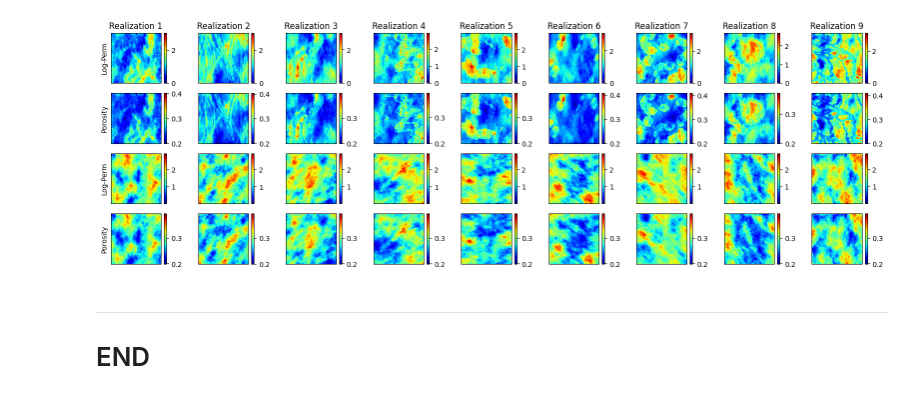
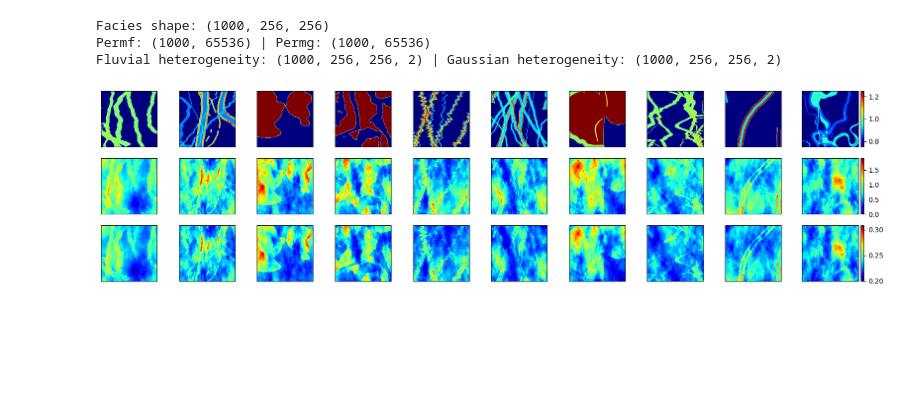
Before and after one commit to misaelmmorales/H2-Proxy, a Jupyter notebook: heterogeneity/main.ipynb, the cells around one changed output. Drawn from its saved outputs; the diff is of its cells as text; code cells hidden in the pictures; blank space fills up the shorter version.

```diff
--- a/heterogeneity/main.ipynb
+++ b/heterogeneity/main.ipynb
@@ -20,11 +0,0 @@ Gaussian dataset shape: (9, 256, 256, 2)
-# %%
-temp_f = df_fluv[...,0].reshape(9,256*256).T
-temp_f_means = temp_f.mean(0)
-print(10**temp_f.max(0))
-
-plt.figure(figsize=(20,4))
-for i in range(9):
-    plt.subplot(1,9,i+1)
-    plt.hist(temp_f[:,i], density=True, alpha=0.8, edgecolor='k')
-    plt.title('$\mu_{}$={:.2f} mD'.format(i, 10**temp_f_means[i]))
-plt.show()
@@ -35,11 +0,0 @@ plt.show()
-# %%
-temp_g = df_gaus[...,0].reshape(9,256*256).T
-temp_g_means = temp_g.mean(0)
-print(10**temp_g.max(0))
-
-plt.figure(figsize=(20,4))
-for i in range(9):
-    plt.subplot(1,9,i+1)
-    plt.hist(temp_g[:,i], density=True, alpha=0.8, edgecolor='k')
-    plt.title('$\mu_{}$={:.2f} mD'.format(i, 10**temp_g_means[i]))
-plt.show()
@@ -50,7 +1,29 @@ plt.show()
-# %%
-het.plot_samples()
-# %% [output]
-[figure, removed]
-# %% [markdown]
-***
-# END
+# %%
+from utils import *
+
+hete = Heterogeneity()
+# %%
+facies = hete.load_facies()
+
+hete_fluv, hete_gaus = hete.load_perm_poro()
+# %% [output]
+Facies shape: (1000, 256, 256)
+Permf: (1000, 65536) | Permg: (1000, 65536)
+Fluvial heterogeneity: (1000, 256, 256, 2) | Gaussian heterogeneity: (1000, 256, 256, 2)
+# %%
+fig, axs = plt.subplots(3, 10, figsize=(20,5))
+im0, im1, im2 = {}, {}, {}
+for j in range(10):
+    k = j*75
+    im0 = axs[0,j].imshow(facies[k], 'jet')
+    im1 = axs[1,j].imshow(hete_fluv[k,:,:,0], 'jet')
+    im2 = axs[2,j].imshow(hete_fluv[k,:,:,1], 'jet')
+    for i in range(3):
+        axs[i,j].set(xticks=[], yticks=[])
+plt.colorbar(im0, fraction=0.046, pad=0.04)
+plt.colorbar(im1, fraction=0.046, pad=0.04)
+plt.colorbar(im2, fraction=0.046, pad=0.04)
+
+plt.show()
+# %% [output]
+[figure, added]
```
Also changed, not shown: parts of 5 cells of this notebook, 10 other files.
